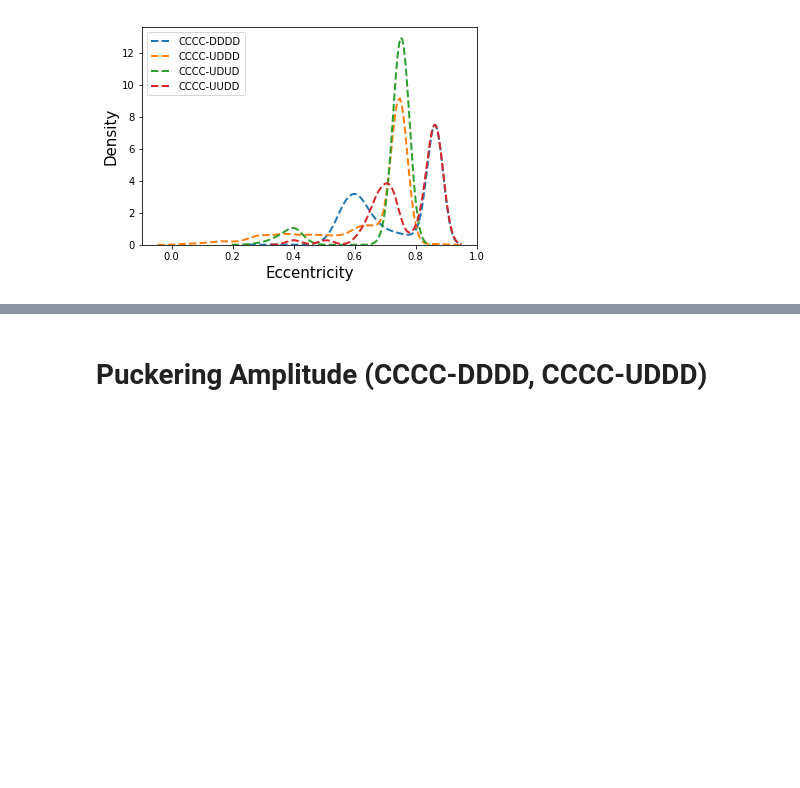
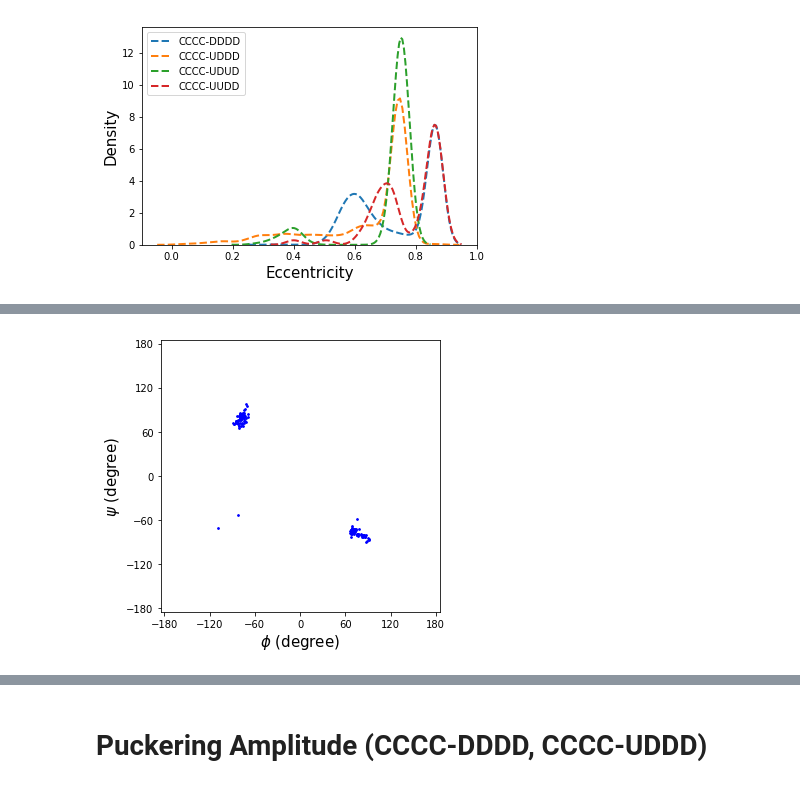
Before and after one commit to lucianlschan/RING, a Jupyter notebook: Cyclic Peptide Analysis.ipynb, the cells around one changed output, grey strips where cells are left out. Cells and saved outputs as stored; diff of their text form; code cells hidden in the pictures; blank space fills up the shorter version.

```diff
--- a/Cyclic Peptide Analysis.ipynb
+++ b/Cyclic Peptide Analysis.ipynb
@@ -59,0 +122,14 @@ plt.show()
+# %%
+phi = pd.concat([ctp[ctp["CT"]=="TTTT"]["EndoT1"],ctp[ctp["CT"]=="TTTT"]["EndoT4"],ctp[ctp["CT"]=="TTTT"]["EndoT7"],ctp[ctp["CT"]=="TTTT"]["EndoT10"]],axis=0)
+psi = pd.concat([ctp[ctp["CT"]=="TTTT"]["EndoT0"],ctp[ctp["CT"]=="TTTT"]["EndoT3"],ctp[ctp["CT"]=="TTTT"]["EndoT6"],ctp[ctp["CT"]=="TTTT"]["EndoT9"]],axis=0)
+plt.figure(figsize=(5,5))
+plt.scatter(phi*180/np.pi,psi*180/np.pi,s=3,color="b")
+plt.xlim(-185,185)
+plt.xticks([-180,-120,-60,0,60,120,180])
+plt.ylim(-185,185)
+plt.yticks([-180,-120,-60,0,60,120,180])
+plt.xlabel(r"$\phi$ (degree)",size=15)
+plt.ylabel(r"$\psi$ (degree)",size=15)
+plt.show()
+# %% [output]
+[figure, added]
```
Also changed, not shown: parts of 22 cells of this notebook, 1 other file.
